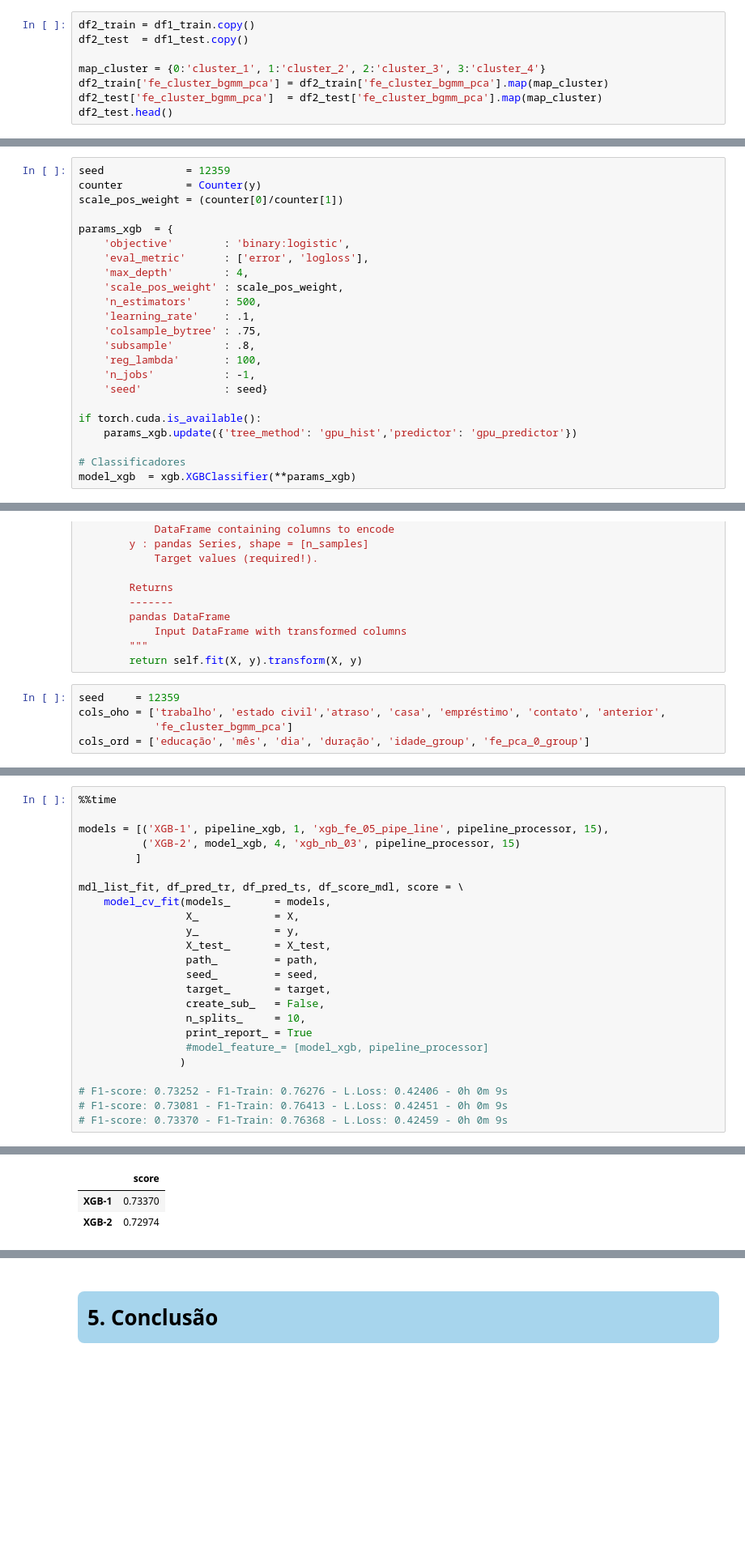
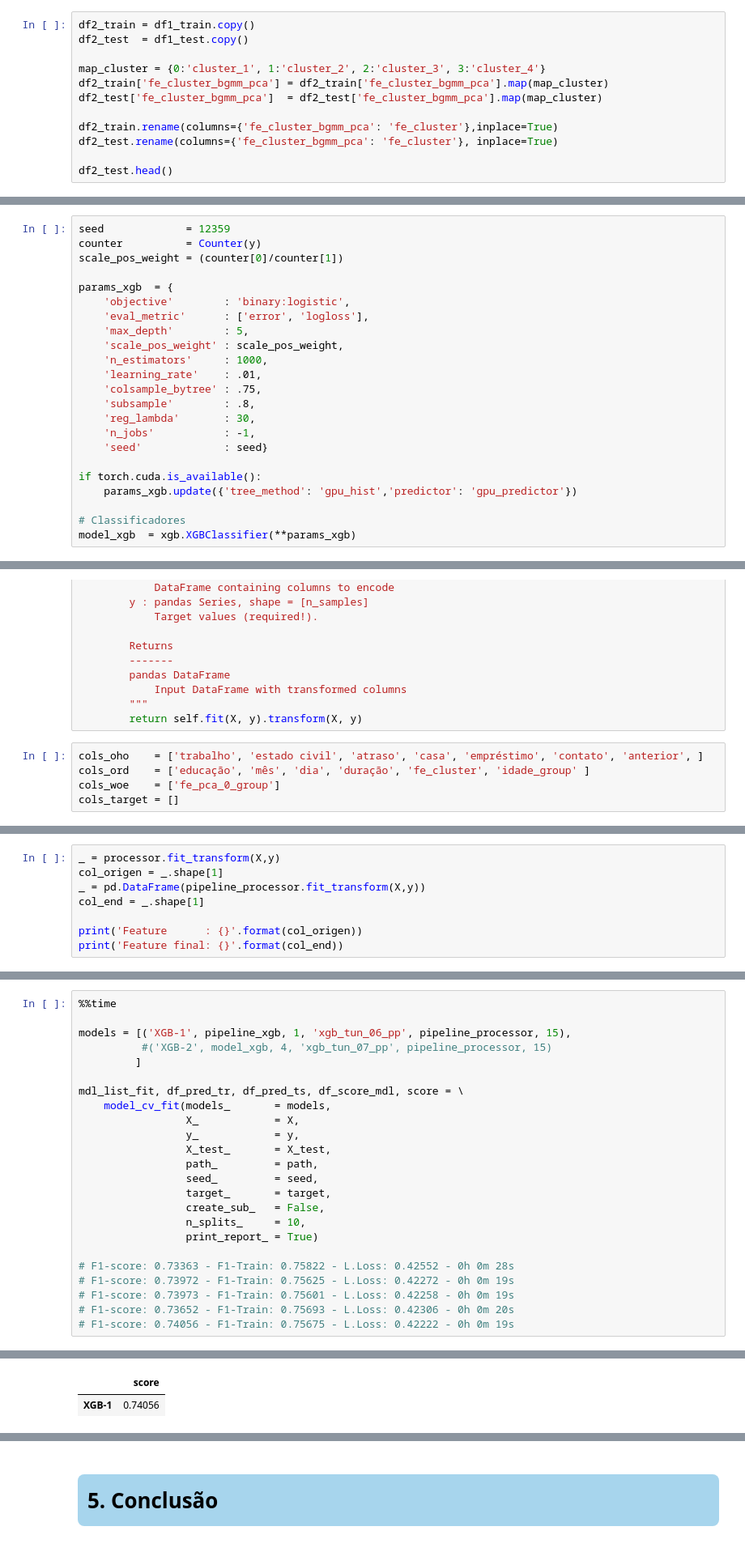
Before and after one commit to rogeriodelfim/Competicoes, a Jupyter notebook: Flai/10/03 - Tunning.ipynb, the cells around one changed output, grey strips where cells are left out. Shown: that part at 81% size. Cells and saved outputs as stored; diff of their text form; blank space fills up the shorter version.

Commit message:
Finalização turning

```diff
--- a/Flai/10/03 - Tunning.ipynb
+++ b/Flai/10/03 - Tunning.ipynb
@@ -1240,6 +1251,10 @@ df2_test  = df1_test.copy()
 map_cluster = {0:'cluster_1', 1:'cluster_2', 2:'cluster_3', 3:'cluster_4'}
 df2_train['fe_cluster_bgmm_pca'] = df2_train['fe_cluster_bgmm_pca'].map(map_cluster)
 df2_test['fe_cluster_bgmm_pca']  = df2_test['fe_cluster_bgmm_pca'].map(map_cluster)
+
+df2_train.rename(columns={'fe_cluster_bgmm_pca': 'fe_cluster'},inplace=True)
+df2_test.rename(columns={'fe_cluster_bgmm_pca': 'fe_cluster'}, inplace=True)
+
 df2_test.head()
 # %% [output]
 |  | trabalho | estado civil | educação | atraso | casa | empréstimo | contato | mês | dia | duração | ... |
@@ -1322,13 +1331,13 @@ scale_pos_weight = (counter[0]/counter[1])
 params_xgb  = {
     'objective'        : 'binary:logistic',
     'eval_metric'      : ['error', 'logloss'],
-    'max_depth'        : 4,
+    'max_depth'        : 5,
     'scale_pos_weight' : scale_pos_weight,
-    'n_estimators'     : 500,
-    'learning_rate'    : .1,
+    'n_estimators'     : 1000,
+    'learning_rate'    : .01,
     'colsample_bytree' : .75,
     'subsample'        : .8,
-    'reg_lambda'       : 100,
+    'reg_lambda'       : 30,
     'n_jobs'           : -1,
     'seed'             : seed}
 
@@ -1662,7 +1671,7 @@ class TargetEncoder(BaseEstimator, TransformerMixin):
         """
         return self.fit(X, y).transform(X, y)
 # %%
-seed     = 12359
-cols_oho = ['trabalho', 'estado civil','atraso', 'casa', 'empréstimo', 'contato', 'anterior',
-            'fe_cluster_bgmm_pca']
-cols_ord = ['educação', 'mês', 'dia', 'duração', 'idade_group', 'fe_pca_0_group']
+cols_oho    = ['trabalho', 'estado civil', 'atraso', 'casa', 'empréstimo', 'contato', 'anterior', ]
+cols_ord    = ['educação', 'mês', 'dia', 'duração', 'fe_cluster', 'idade_group' ]
+cols_woe    = ['fe_pca_0_group']
+cols_target = []
@@ -1757,0 +1758,8 @@ Pipeline(steps=[('processor',
+# %%
+_ = processor.fit_transform(X,y)
+col_origen = _.shape[1]
+_ = pd.DataFrame(pipeline_processor.fit_transform(X,y))
+col_end = _.shape[1]
+
+print('Feature      : {}'.format(col_origen))
+print('Feature final: {}'.format(col_end))
@@ -1758,8 +1769,8 @@ Pipeline(steps=[('processor',
 # %%
 %%time
 
-models = [('XGB-1', pipeline_xgb, 1, 'xgb_fe_05_pipe_line', pipeline_processor, 15),
-          ('XGB-2', model_xgb, 4, 'xgb_nb_03', pipeline_processor, 15)
+models = [('XGB-1', pipeline_xgb, 1, 'xgb_tun_06_pp', pipeline_processor, 15),
+          #('XGB-2', model_xgb, 4, 'xgb_tun_07_pp', pipeline_processor, 15)
          ]
 
 mdl_list_fit, df_pred_tr, df_pred_ts, df_score_mdl, score = \
@@ -1772,13 +1783,13 @@ mdl_list_fit, df_pred_tr, df_pred_ts, df_score_mdl, score = \
                  target_       = target,
                  create_sub_   = False,
                  n_splits_     = 10,
-                 print_report_ = True
-                 #model_feature_= [model_xgb, pipeline_processor]
-                )
+                 print_report_ = True)
 
-# F1-score: 0.73252 - F1-Train: 0.76276 - L.Loss: 0.42406 - 0h 0m 9s
-# F1-score: 0.73081 - F1-Train: 0.76413 - L.Loss: 0.42451 - 0h 0m 9s
-# F1-score: 0.73370 - F1-Train: 0.76368 - L.Loss: 0.42459 - 0h 0m 9s
+# F1-score: 0.73363 - F1-Train: 0.75822 - L.Loss: 0.42552 - 0h 0m 28s
+# F1-score: 0.73972 - F1-Train: 0.75625 - L.Loss: 0.42272 - 0h 0m 19s
+# F1-score: 0.73973 - F1-Train: 0.75601 - L.Loss: 0.42258 - 0h 0m 19s
+# F1-score: 0.73652 - F1-Train: 0.75693 - L.Loss: 0.42306 - 0h 0m 20s
+# F1-score: 0.74056 - F1-Train: 0.75675 - L.Loss: 0.42222 - 0h 0m 19s
 # %% [output]
 => XGB-1
 ==========================================================================================
@@ -1800,3 +1811,2 @@ weighted avg       0.82      0.79      0.79      5700
 |  | score |
-| XGB-1 | 0.73370 |
-| XGB-2 | 0.72974 |
+| XGB-1 | 0.74056 |
```
Also changed, not shown: parts of 79 cells of this notebook, 2 other files.
